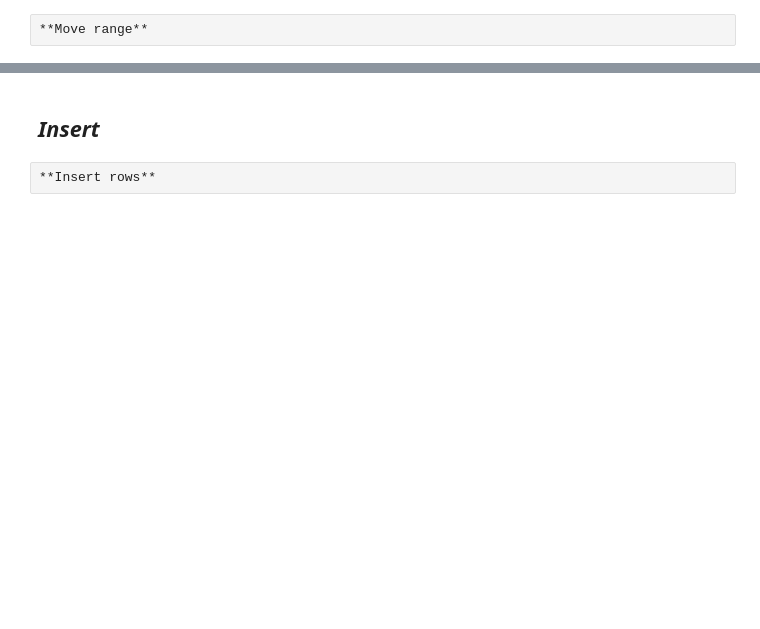
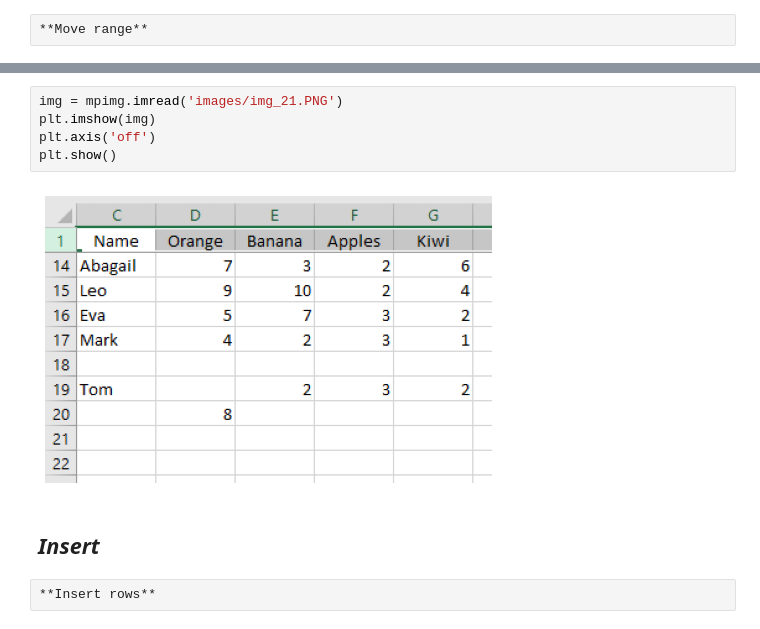
Before and after one commit to datalover2023/Module_3, a Jupyter notebook: Excel_processing_Basics_Colab_Module_3_backup_v2.ipynb, the cells around one changed output, grey strips where cells are left out. Drawn from its saved outputs; the diff is of its cells as text; blank space fills up the shorter version.

```diff
--- a/Excel_processing_Basics_Colab_Module_3_backup_v2.ipynb
+++ b/Excel_processing_Basics_Colab_Module_3_backup_v2.ipynb
@@ -1344,3 +1383,10 @@ plt.show()
+# %%
+img = mpimg.imread('images/img_21.PNG')
+plt.imshow(img)
+plt.axis('off')
+plt.show()
+# %% [output]
+[figure, added]
 # %% [markdown]
 ## *Insert*
 # %% [raw]
```
Also changed, not shown: parts of 89 cells of this notebook.
